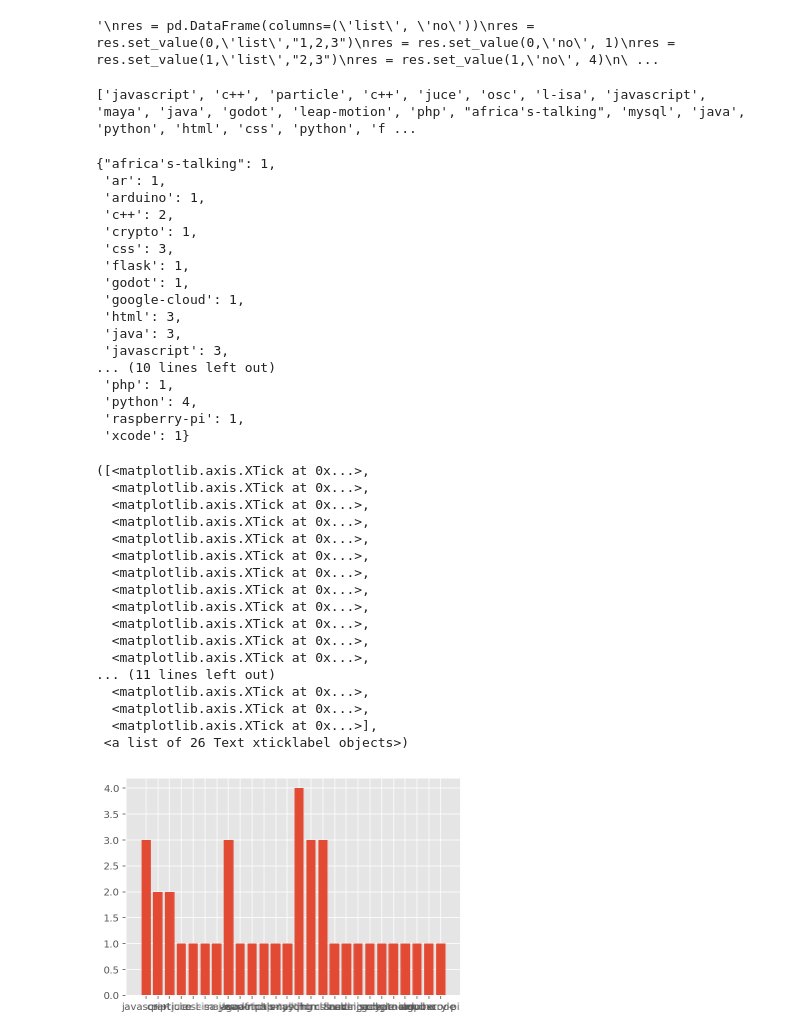
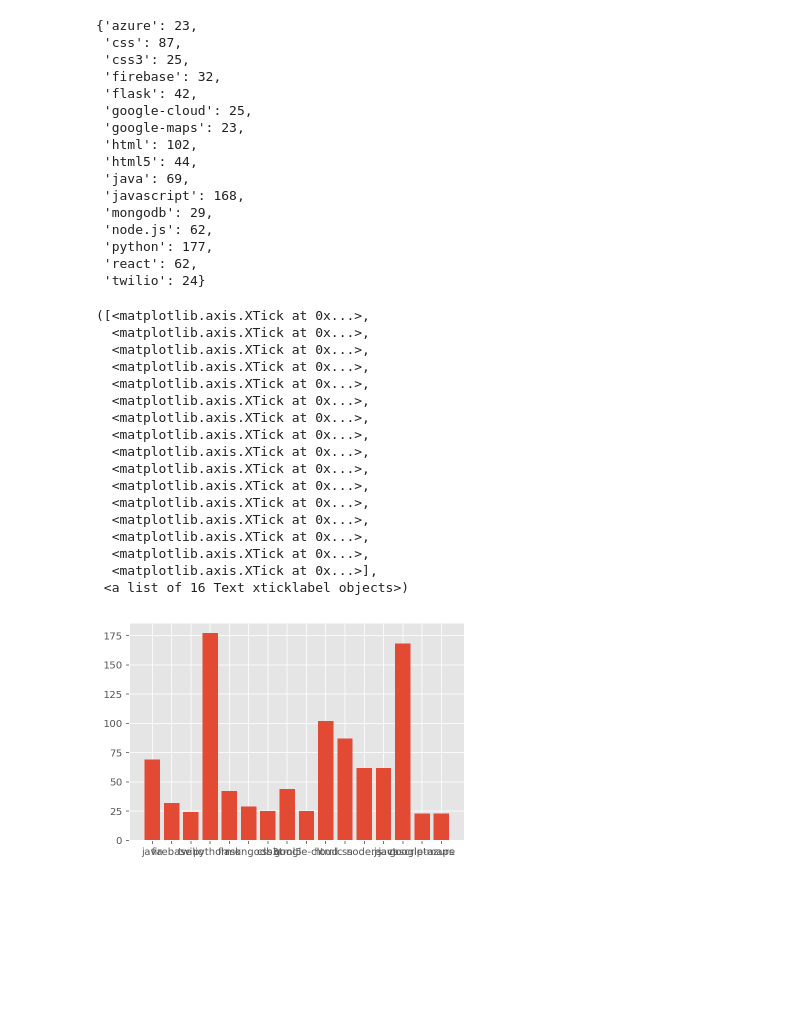
Before and after one commit to jakevossen5/this-hackathon-project-isnt-real, a Jupyter notebook: predictions/feature finding.ipynb, the cells around one changed output. Drawn from its saved outputs; the diff is of its cells as text; code cells hidden in the pictures; blank space fills up the shorter version.

```diff
--- a/predictions/feature finding.ipynb
+++ b/predictions/feature finding.ipynb
@@ -9,7 +9,7 @@ plt.style.use('ggplot')
 %matplotlib inline
 %config InlineBackend.figure_format = 'retina'
 # %%
-jakes_data_csv = "20-sample.csv"
+jakes_data_csv = "data.csv"
 data = pd.read_csv(jakes_data_csv)
-data.head()
+data
 # %% [output]
@@ -22,28 +34,23 @@ data.head()
-# %%
-'''
-res = pd.DataFrame(columns=('list', 'no'))
-res = res.set_value(0,'list',"1,2,3")
-res = res.set_value(0,'no', 1)
-res = res.set_value(1,'list',"2,3")
-res = res.set_value(1,'no', 4)
-
-res
-'''
-# %% [output]
-'\nres = pd.DataFrame(columns=(\'list\', \'no\'))\nres = res.set_value(0,\'list\',"1,2,3")\nres = res.set_value(0,\'no\', 1)\nres = res.set_value(1,\'list\',"2,3")\nres = res.set_value(1,\'no\', 4)\n\ ...
 # %%
 lists = []
 master = []
+counter = -1
 for i  in data['tech']:
+    counter += 1
+    '''
+    if str(data['is_winner'][counter]) == 'True':
+        continue
+    '''
     try:
         lists.append(eval(i))
     except:
+
         continue
 
 for l in lists:
     for tech in l:
         master.append(tech)
-print(master)
+#print(master)
 
 techs = {}
 for tech in master:
@@ -51,45 +58,50 @@ for tech in master:
         techs[tech] = 1
     else:
         techs[tech] += 1
-techs
+
+good_techs = {}
+good_keys = []
+for key in techs:
+    if techs[key] > 20: #change as the data grows
+        good_techs[key] = techs[key]
+        good_keys.append(key)
+good_techs
 # %% [output]
-['javascript', 'c++', 'particle', 'c++', 'juce', 'osc', 'l-isa', 'javascript', 'maya', 'java', 'godot', 'leap-motion', 'php', "africa's-talking", 'mysql', 'java', 'python', 'html', 'css', 'python', 'f ...
+{'azure': 23,
+ 'css': 87,
+ 'css3': 25,
+ 'firebase': 32,
+ 'flask': 42,
+ 'google-cloud': 25,
+ 'google-maps': 23,
+ 'html': 102,
+ 'html5': 44,
+ 'java': 69,
+ 'javascript': 168,
+ 'mongodb': 29,
+ 'node.js': 62,
+ 'python': 177,
+ 'react': 62,
+ 'twilio': 24}
-{"africa's-talking": 1,
- 'ar': 1,
- 'arduino': 1,
- 'c++': 2,
- 'crypto': 1,
- 'css': 3,
- 'flask': 1,
- 'godot': 1,
- 'google-cloud': 1,
- 'html': 3,
- 'java': 3,
- 'javascript': 3,
-... (10 lines left out)
- 'php': 1,
- 'python': 4,
- 'raspberry-pi': 1,
- 'xcode': 1}
 # %%
-plt.bar(range(len(techs)), list(techs.values()), align='center')
-plt.xticks(range(len(techs)), list(techs.keys()))
+plt.bar(range(len(good_techs)), list(good_techs.values()), align='center')
+plt.xticks(range(len(good_techs)), list(good_techs.keys()))
 # %% [output]
 ([<matplotlib.axis.XTick at 0x...>,
   <matplotlib.axis.XTick at 0x...>,
   <matplotlib.axis.XTick at 0x...>,
   <matplotlib.axis.XTick at 0x...>,
   <matplotlib.axis.XTick at 0x...>,
   <matplotlib.axis.XTick at 0x...>,
   <matplotlib.axis.XTick at 0x...>,
   <matplotlib.axis.XTick at 0x...>,
   <matplotlib.axis.XTick at 0x...>,
   <matplotlib.axis.XTick at 0x...>,
   <matplotlib.axis.XTick at 0x...>,
   <matplotlib.axis.XTick at 0x...>,
-... (11 lines left out)
+  <matplotlib.axis.XTick at 0x...>,
   <matplotlib.axis.XTick at 0x...>,
   <matplotlib.axis.XTick at 0x...>,
   <matplotlib.axis.XTick at 0x...>],
- <a list of 26 Text xticklabel objects>)
+ <a list of 16 Text xticklabel objects>)
-[figure, old version]
+[figure, new version]
```
Also changed, not shown: parts of 7 cells of this notebook.
